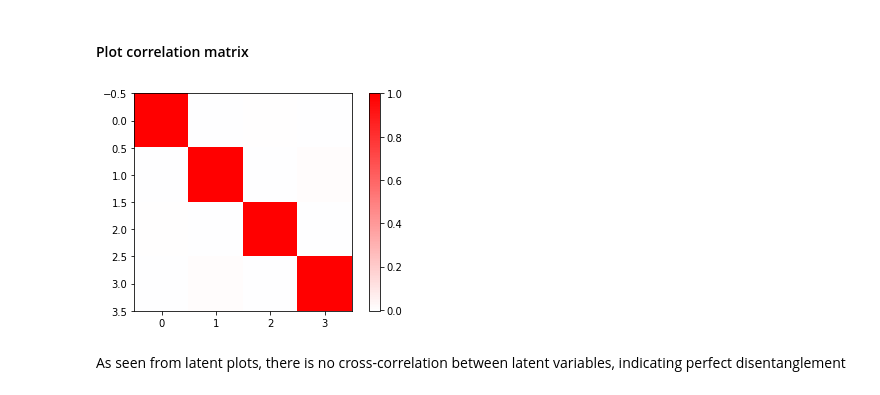
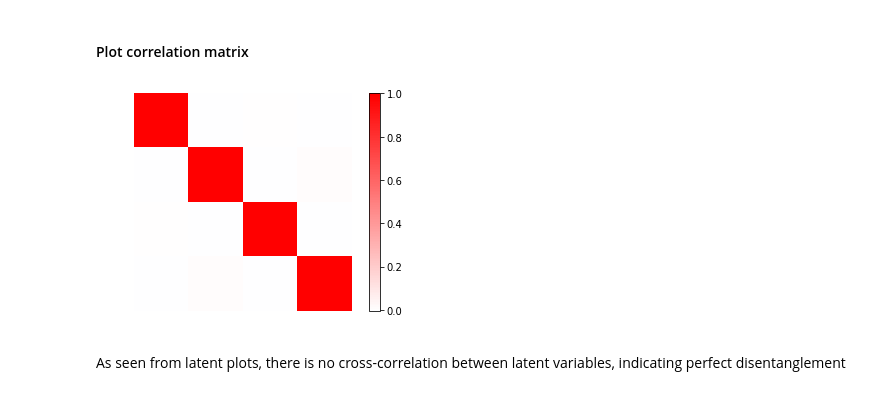
Before and after one commit to zahariaa/disentangled-dynamics, a Jupyter notebook: src/analyses/Entanglement analysis.ipynb, the cells around one changed output. Cells and saved outputs as stored; diff of their text form; code cells hidden in the pictures.

```diff
--- a/src/analyses/Entanglement analysis.ipynb
+++ b/src/analyses/Entanglement analysis.ipynb
@@ -46,11 +50,13 @@ This was to be expected, but good to validate.
 # %%
 corr_sup = np.corrcoef(yhat_sup.detach().numpy().T)
 # Plot covariance
 plt.set_cmap('bwr')
 plt.imshow(corr_sup)
 colorAxisNormalize(plt.colorbar())
+plt.axis('off')
+plt.savefig('correlation_sup.eps', format='eps', dpi=1200)
 # %% [output]
-[figure, old version]
+[figure, new version]
 # %% [markdown]
 As seen from latent plots, there is no cross-correlation between latent variables, indicating perfect disentanglement
 # %% [markdown]
```
Also changed, not shown: parts of 6 cells of this notebook, 2 other files.
